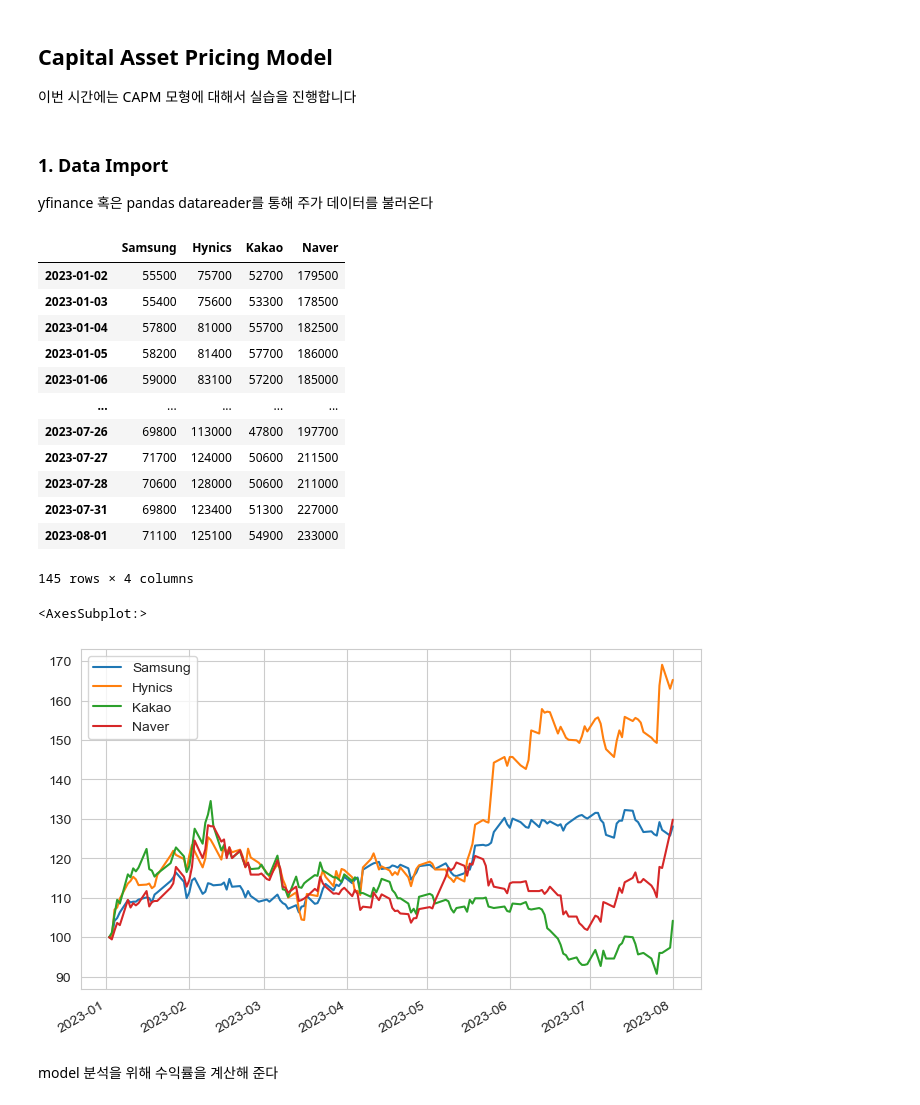
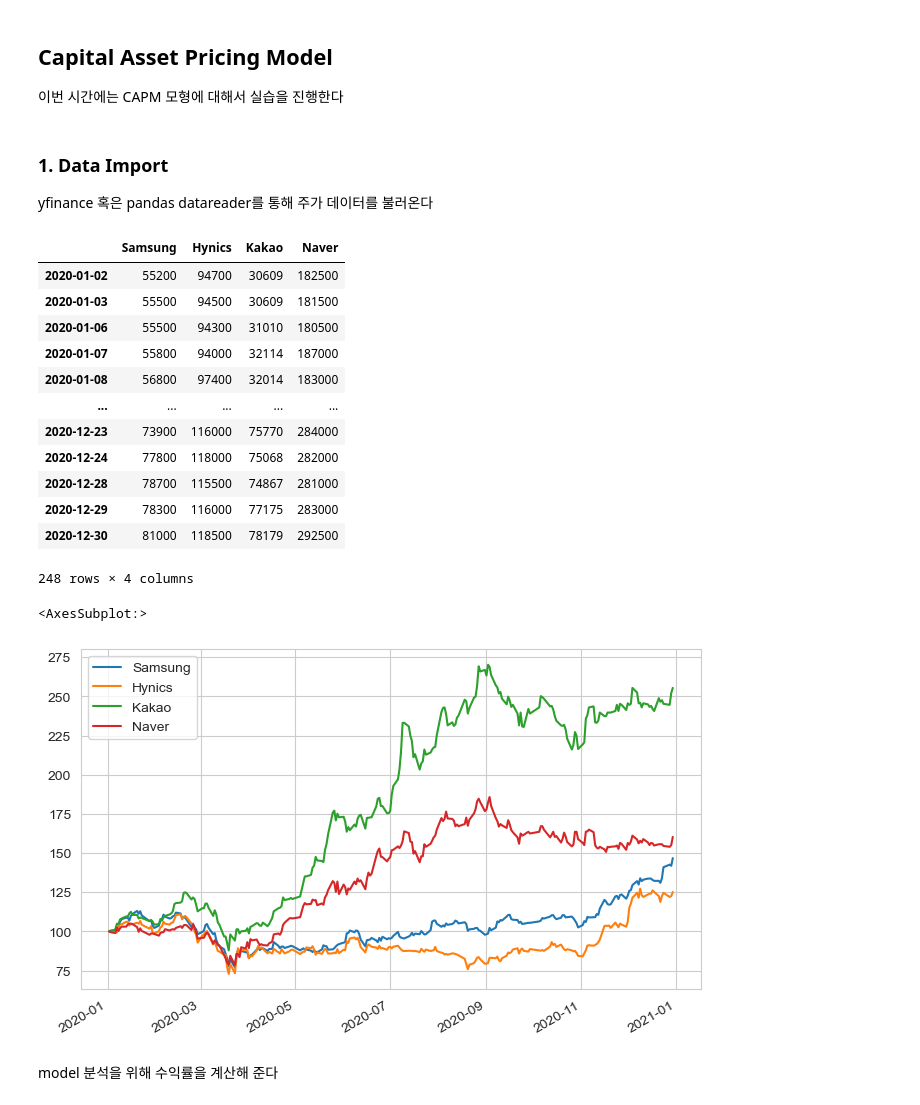
Before and after one commit to Tommylee1013/AssetPricing, a Jupyter notebook: Capital Asset Pricing Model/Capital Asset Pricing Model.ipynb, the cells around one changed output. Saved outputs shown, nothing was run; the diff lists cells and outputs as text; code cells hidden in the pictures.

```diff
--- a/Capital Asset Pricing Model/Capital Asset Pricing Model.ipynb
+++ b/Capital Asset Pricing Model/Capital Asset Pricing Model.ipynb
@@ -1,7 +1,7 @@
 # %% [markdown]
 ## Capital Asset Pricing Model
 
-이번 시간에는 CAPM 모형에 대해서 실습을 진행합니다
+이번 시간에는 CAPM 모형에 대해서 실습을 진행한다
 # %% [markdown]
 ### 1. Data Import
 
@@ -9,37 +9,37 @@ yfinance 혹은 pandas datareader를 통해 주가 데이터를 불러온다
 # %%
 import numpy as np
 import pandas as pd
 import matplotlib.pyplot as plt
 import seaborn as sns
 import pandas_datareader.data as web
 
 data = pd.DataFrame()
 for code in ['005930', '000660', '035720', '035420'] :
-    data = pd.concat([data, web.DataReader(code, 'naver', start = '2023-01-01', end = '2023-08-01')['Close'].apply(int)], axis = 1)
+    data = pd.concat([data, web.DataReader(code, 'naver', start = '2020-01-01', end = '2021-01-01')['Close'].apply(int)], axis = 1)
 
 data.columns = ['Samsung', 'Hynics', 'Kakao', 'Naver']
 noa = len(data.columns)
 data
 # %% [output]
 |  | Samsung | Hynics | Kakao | Naver |
-| 2023-01-02 | 55500 | 75700 | 52700 | 179500 |
-| 2023-01-03 | 55400 | 75600 | 53300 | 178500 |
-| 2023-01-04 | 57800 | 81000 | 55700 | 182500 |
-| 2023-01-05 | 58200 | 81400 | 57700 | 186000 |
-| 2023-01-06 | 59000 | 83100 | 57200 | 185000 |
+| 2020-01-02 | 55200 | 94700 | 30609 | 182500 |
+| 2020-01-03 | 55500 | 94500 | 30609 | 181500 |
+| 2020-01-06 | 55500 | 94300 | 31010 | 180500 |
+| 2020-01-07 | 55800 | 94000 | 32114 | 187000 |
+| 2020-01-08 | 56800 | 97400 | 32014 | 183000 |
 | ... | ... | ... | ... | ... |
-| 2023-07-26 | 69800 | 113000 | 47800 | 197700 |
-| 2023-07-27 | 71700 | 124000 | 50600 | 211500 |
-| 2023-07-28 | 70600 | 128000 | 50600 | 211000 |
-| 2023-07-31 | 69800 | 123400 | 51300 | 227000 |
-| 2023-08-01 | 71100 | 125100 | 54900 | 233000 |
+| 2020-12-23 | 73900 | 116000 | 75770 | 284000 |
+| 2020-12-24 | 77800 | 118000 | 75068 | 282000 |
+| 2020-12-28 | 78700 | 115500 | 74867 | 281000 |
+| 2020-12-29 | 78300 | 116000 | 77175 | 283000 |
+| 2020-12-30 | 81000 | 118500 | 78179 | 292500 |
-145 rows × 4 columns
+248 rows × 4 columns
 # %%
 # Normalized Plot
 (data / data.iloc[0] * 100).plot(figsize=(8, 5))
 # %% [output]
 <AxesSubplot:>
-[figure, old version]
+[figure, new version]
 # %% [markdown]
 model 분석을 위해 수익률을 계산해 준다
 # %%
```
Also changed, not shown: parts of 17 cells of this notebook.
